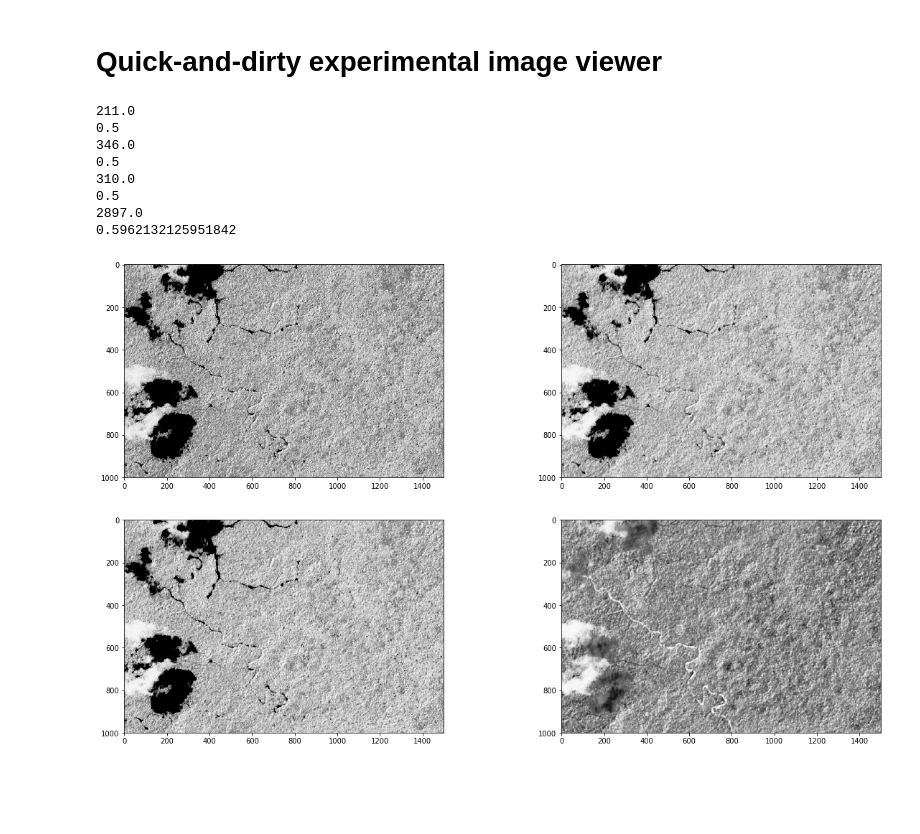
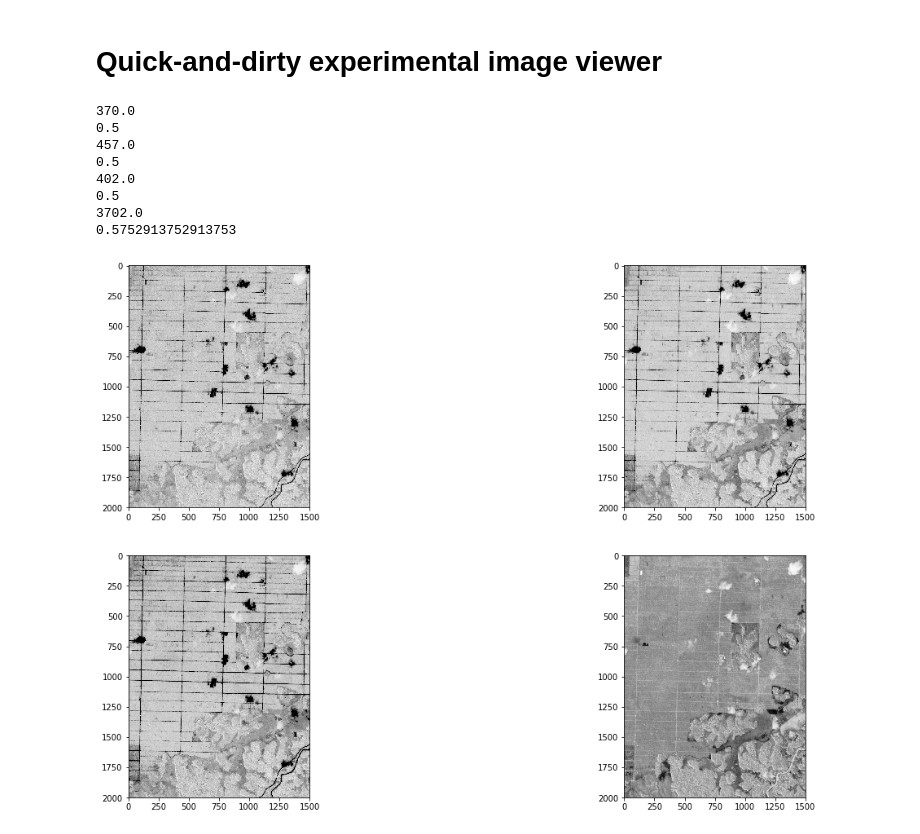
Before and after one commit to BerlinRDT/roaddetection, a Jupyter notebook: notebooks/visualize_imagery/quick_and_dirty_geotiff_viewer.ipynb, the cells around one changed output. Drawn from its saved outputs; the diff is of its cells as text; code cells hidden in the pictures; blank space fills up the shorter version.

```diff
--- a/notebooks/visualize_imagery/quick_and_dirty_geotiff_viewer.ipynb
+++ b/notebooks/visualize_imagery/quick_and_dirty_geotiff_viewer.ipynb
@@ -9,9 +9,9 @@ import hh_utilities as hu
 # %%
 plt.rcParams["figure.figsize"] = (20,12)
 # %%
-data_dir = "/media/hh/hd_internal/_data_DS/DSR/satelliteImages/Borneo/3093/"
+data_dir = "/media/hh/hd_internal/_data_DS/DSR/satelliteImages/Borneo/3347/"
 
-dataset = gdal.Open(data_dir + "20171115_015852_103e_3B_AnalyticMS_SR.tif", gdal.GA_ReadOnly)
+dataset = gdal.Open(data_dir + "20180618_020522_1033_3B_AnalyticMS_SR.tif", gdal.GA_ReadOnly)
 nLayer = dataset.RasterCount
 for k in range(1, dataset.RasterCount + 1):
     band = dataset.GetRasterBand(k)
@@ -24,25 +24,25 @@ for k in range(1, dataset.RasterCount + 1):
 # %%
 for k in range(nLayer):
     # scale and convert to float
-    img = imgArr[500:1500,500:2000,k]
+    img = imgArr[500:2500,1000:2500,k]
     lim = 2 * np.median(img)
     img[img>lim] = lim
     # print(np.min(img), np.max(img))
     print(np.median(img))
     img = (img / (np.max(img))).astype(np.float)
     print(np.median(img))
     plt.subplot(2, 2, k+1)
     ax = plt.imshow(img, cmap=plt.cm.Greys)
 # %% [output]
-211.0
+370.0
 0.5
-346.0
+457.0
 0.5
-310.0
+402.0
 0.5
-2897.0
-0.5962132125951842
+3702.0
+0.5752913752913753
-[figure, old version]
+[figure, new version]
 # %%
 # from PIL import Image
 # im = Image.open(data_dir + "20170509_032544_1_0c19_3B_AnalyticMS.tif")
```
Also changed, not shown: 9 other files.
